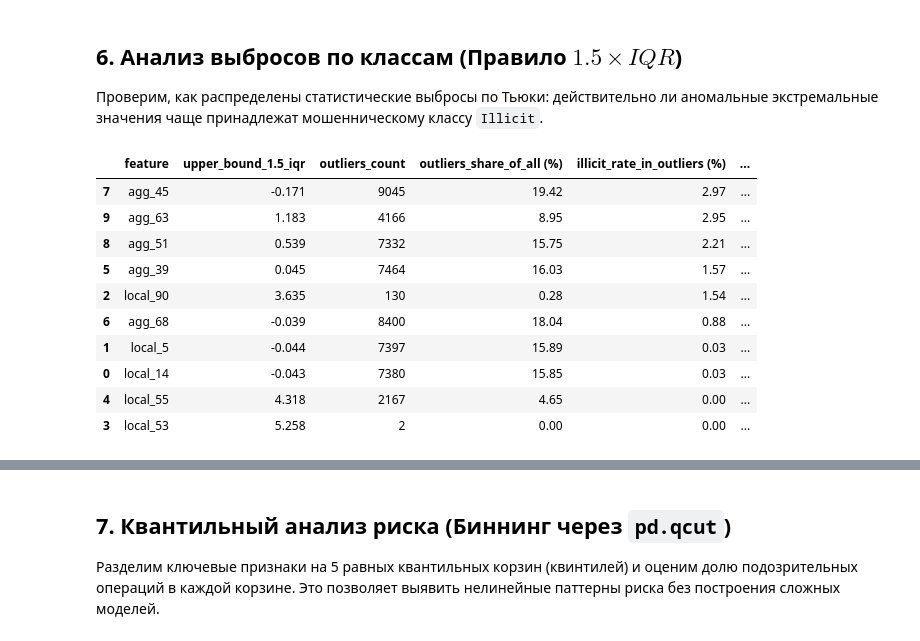
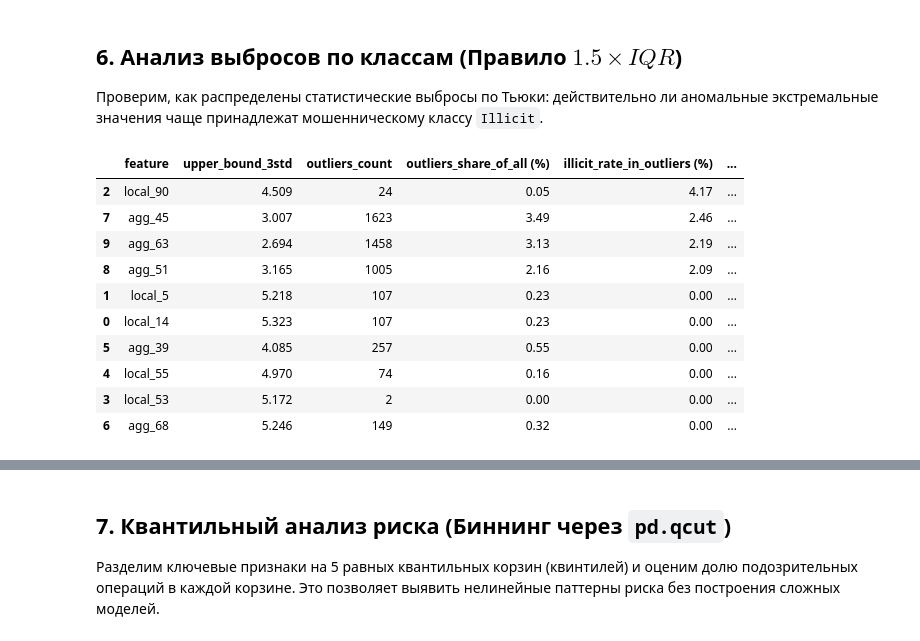
Before and after one commit to sinusxd/bitcoin-aml-detection, a Jupyter notebook: notebooks/02_eda_features.ipynb, the cells around one changed output, grey strips where cells are left out. Drawn from its saved outputs; the diff is of its cells as text; code cells hidden in the pictures.

Commit message:
fix(eda): use 3-std rule for outliers and update section 6 and 9 conclusions

```diff
--- a/notebooks/02_eda_features.ipynb
+++ b/notebooks/02_eda_features.ipynb
@@ -410,41 +410,42 @@ plt.show()
 # %%
 outlier_summary = []
 
 for feat in top_features:
-    q25 = df_labeled[feat].quantile(0.25)
-    q75 = df_labeled[feat].quantile(0.75)
-    iqr = q75 - q25
-    upper_bound = q75 + 1.5 * iqr
+    mean_val = df_labeled[feat].mean()
+    std_val = df_labeled[feat].std()
+
+    # Порог 3-сигма для правого хвоста
+    upper_bound_3std = mean_val + 3 * std_val
 
     # Выборка объектов-выбросов
-    outliers = df_labeled[df_labeled[feat] > upper_bound]
+    outliers = df_labeled[df_labeled[feat] > upper_bound_3std]
     total_outliers = len(outliers)
 
     if total_outliers > 0:
         illicit_rate_in_outliers = outliers['target'].mean() * 100
     else:
         illicit_rate_in_outliers = 0.0
 
     outlier_summary.append({
         'feature': feat,
-        'upper_bound_1.5_iqr': round(upper_bound, 3),
+        'upper_bound_3std': round(upper_bound_3std, 3),
         'outliers_count': total_outliers,
         'outliers_share_of_all (%)': round(total_outliers / len(df_labeled) * 100, 2),
         'illicit_rate_in_outliers (%)': round(illicit_rate_in_outliers, 2),
         'baseline_illicit_rate (%)': round(df_labeled['target'].mean() * 100, 2)
     })
 
 outlier_df = pd.DataFrame(outlier_summary).sort_values(by='illicit_rate_in_outliers (%)', ascending=False)
 outlier_df
 # %% [output]
-|  | feature | upper_bound_1.5_iqr | outliers_count | outliers_share_of_all (%) | illicit_rate_in_outliers (%) | ... |
-| 7 | agg_45 | -0.171 | 9045 | 19.42 | 2.97 | ... |
-| 9 | agg_63 | 1.183 | 4166 | 8.95 | 2.95 | ... |
-| 8 | agg_51 | 0.539 | 7332 | 15.75 | 2.21 | ... |
-| 5 | agg_39 | 0.045 | 7464 | 16.03 | 1.57 | ... |
-| 2 | local_90 | 3.635 | 130 | 0.28 | 1.54 | ... |
-| 6 | agg_68 | -0.039 | 8400 | 18.04 | 0.88 | ... |
-| 1 | local_5 | -0.044 | 7397 | 15.89 | 0.03 | ... |
-| 0 | local_14 | -0.043 | 7380 | 15.85 | 0.03 | ... |
-| 4 | local_55 | 4.318 | 2167 | 4.65 | 0.00 | ... |
-| 3 | local_53 | 5.258 | 2 | 0.00 | 0.00 | ... |
+|  | feature | upper_bound_3std | outliers_count | outliers_share_of_all (%) | illicit_rate_in_outliers (%) | ... |
+| 2 | local_90 | 4.509 | 24 | 0.05 | 4.17 | ... |
+| 7 | agg_45 | 3.007 | 1623 | 3.49 | 2.46 | ... |
+| 9 | agg_63 | 2.694 | 1458 | 3.13 | 2.19 | ... |
+| 8 | agg_51 | 3.165 | 1005 | 2.16 | 2.09 | ... |
+| 1 | local_5 | 5.218 | 107 | 0.23 | 0.00 | ... |
+| 0 | local_14 | 5.323 | 107 | 0.23 | 0.00 | ... |
+| 5 | agg_39 | 4.085 | 257 | 0.55 | 0.00 | ... |
+| 4 | local_55 | 4.970 | 74 | 0.16 | 0.00 | ... |
+| 3 | local_53 | 5.172 | 2 | 0.00 | 0.00 | ... |
+| 6 | agg_68 | 5.246 | 149 | 0.32 | 0.00 | ... |
```
Also changed, not shown: parts of 3 cells of this notebook.
